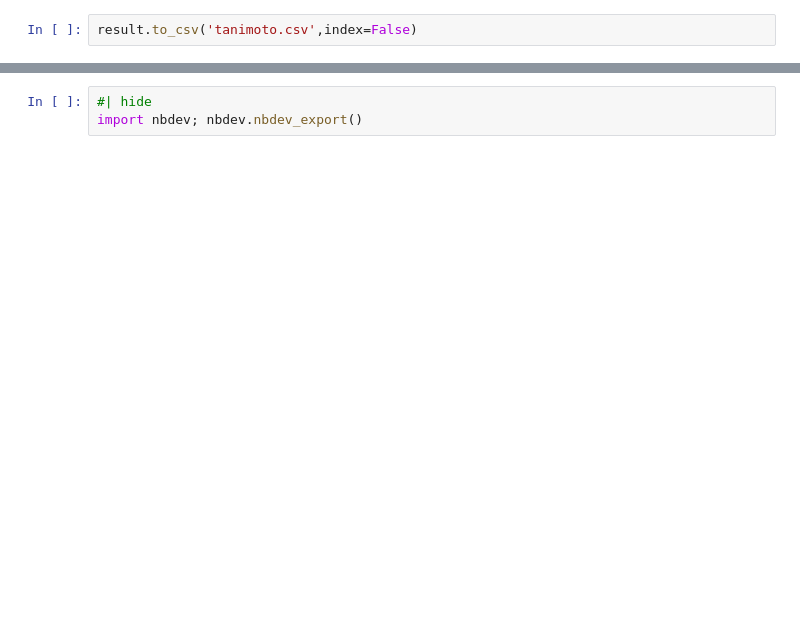
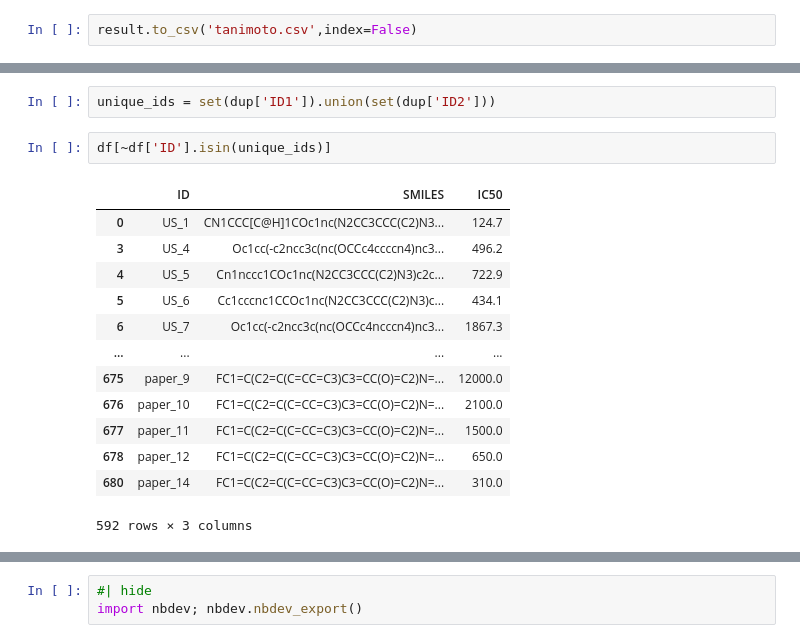
Before and after one commit to sky1ove/tools, a Jupyter notebook: nbs/04_toolbox.ipynb, the cells around one changed output, grey strips where cells are left out. Drawn from its saved outputs; the diff is of its cells as text; blank space fills up the shorter version.

```diff
--- a/nbs/04_toolbox.ipynb
+++ b/nbs/04_toolbox.ipynb
@@ -120,0 +152,18 @@ result.to_csv('tanimoto.csv',index=False)
+# %%
+unique_ids = set(dup['ID1']).union(set(dup['ID2']))
+# %%
+df[~df['ID'].isin(unique_ids)]
+# %% [output]
+|  | ID | SMILES | IC50 |
+| 0 | US_1 | CN1CCC[C@H]1COc1nc(N2CC3CCC(C2)N3... | 124.7 |
+| 3 | US_4 | Oc1cc(-c2ncc3c(nc(OCCc4ccccn4)nc3... | 496.2 |
+| 4 | US_5 | Cn1nccc1COc1nc(N2CC3CCC(C2)N3)c2c... | 722.9 |
+| 5 | US_6 | Cc1cccnc1CCOc1nc(N2CC3CCC(C2)N3)c... | 434.1 |
+| 6 | US_7 | Oc1cc(-c2ncc3c(nc(OCCc4ncccn4)nc3... | 1867.3 |
+| ... | ... | ... | ... |
+| 675 | paper_9 | FC1=C(C2=C(C=CC=C3)C3=CC(O)=C2)N=... | 12000.0 |
+| 676 | paper_10 | FC1=C(C2=C(C=CC=C3)C3=CC(O)=C2)N=... | 2100.0 |
+| 677 | paper_11 | FC1=C(C2=C(C=CC=C3)C3=CC(O)=C2)N=... | 1500.0 |
+| 678 | paper_12 | FC1=C(C2=C(C=CC=C3)C3=CC(O)=C2)N=... | 650.0 |
+| 680 | paper_14 | FC1=C(C2=C(C=CC=C3)C3=CC(O)=C2)N=... | 310.0 |
+592 rows × 3 columns
```
Also changed, not shown: parts of 21 cells of this notebook, 17 other files.
